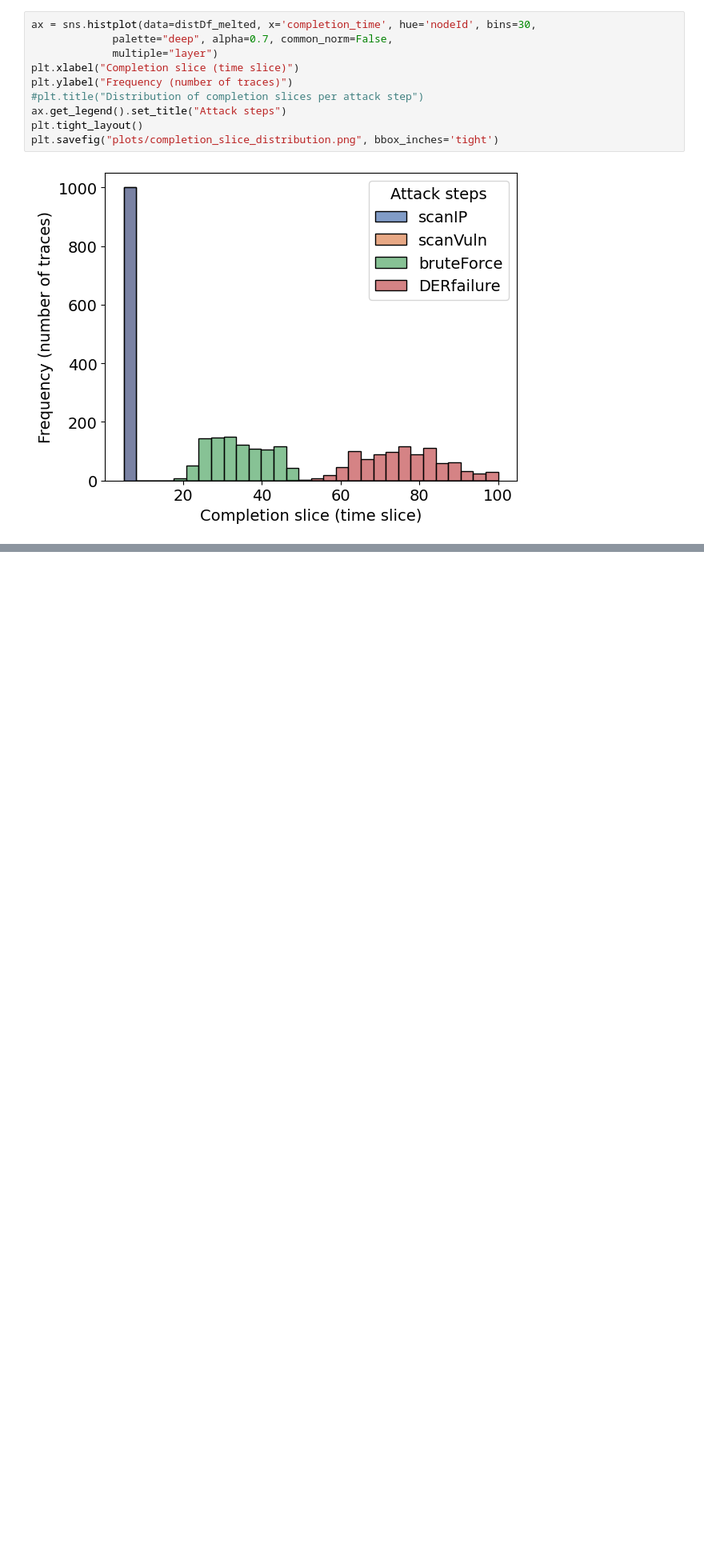
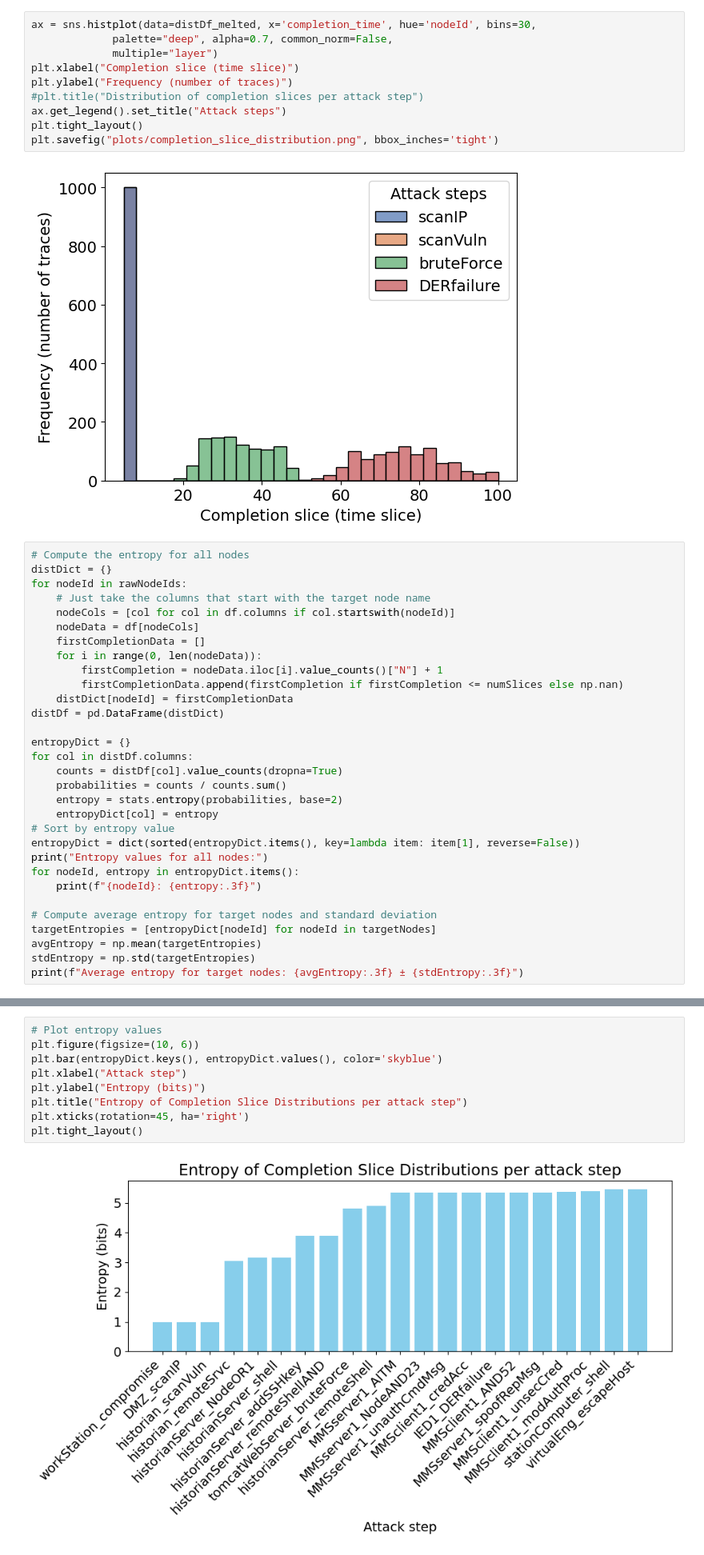
Before and after one commit to Dosclic98/dbn-sim-learning, a Jupyter notebook: data_evaluator.ipynb, the cells around one changed output, grey strips where cells are left out. Shown at 80% size. Drawn from its saved outputs; the diff is of its cells as text; blank space fills up the shorter version.

Commit message:
Added shannon entropy calculation

```diff
--- a/data_evaluator.ipynb
+++ b/data_evaluator.ipynb
@@ -52,3 +63,34 @@ plt.tight_layout()
 plt.savefig("plots/completion_slice_distribution.png", bbox_inches='tight')
 # %% [output]
 [figure]
+# %%
+# Compute the entropy for all nodes
+distDict = {}
+for nodeId in rawNodeIds:
+    # Just take the columns that start with the target node name
+    nodeCols = [col for col in df.columns if col.startswith(nodeId)]
+    nodeData = df[nodeCols]
+    firstCompletionData = []
+    for i in range(0, len(nodeData)):
+        firstCompletion = nodeData.iloc[i].value_counts()["N"] + 1
+        firstCompletionData.append(firstCompletion if firstCompletion <= numSlices else np.nan)
+    distDict[nodeId] = firstCompletionData
+distDf = pd.DataFrame(distDict)
+
+entropyDict = {}
+for col in distDf.columns:
+    counts = distDf[col].value_counts(dropna=True)
+    probabilities = counts / counts.sum()
+    entropy = stats.entropy(probabilities, base=2)
+    entropyDict[col] = entropy
+# Sort by entropy value
+entropyDict = dict(sorted(entropyDict.items(), key=lambda item: item[1], reverse=False))
+print("Entropy values for all nodes:")
+for nodeId, entropy in entropyDict.items():
+    print(f"{nodeId}: {entropy:.3f}")
+
+# Compute average entropy for target nodes and standard deviation
+targetEntropies = [entropyDict[nodeId] for nodeId in targetNodes]
+avgEntropy = np.mean(targetEntropies)
+stdEntropy = np.std(targetEntropies)
+print(f"Average entropy for target nodes: {avgEntropy:.3f} ± {stdEntropy:.3f}")
@@ -54,0 +115,11 @@ plt.savefig("plots/completion_slice_distribution.png", bbox_inches='tight')
+# %%
+# Plot entropy values
+plt.figure(figsize=(10, 6))
+plt.bar(entropyDict.keys(), entropyDict.values(), color='skyblue')
+plt.xlabel("Attack step")
+plt.ylabel("Entropy (bits)")
+plt.title("Entropy of Completion Slice Distributions per attack step")
+plt.xticks(rotation=45, ha='right')
+plt.tight_layout()
+# %% [output]
+[figure, added]
```
Also changed, not shown: parts of 3 cells of this notebook.
